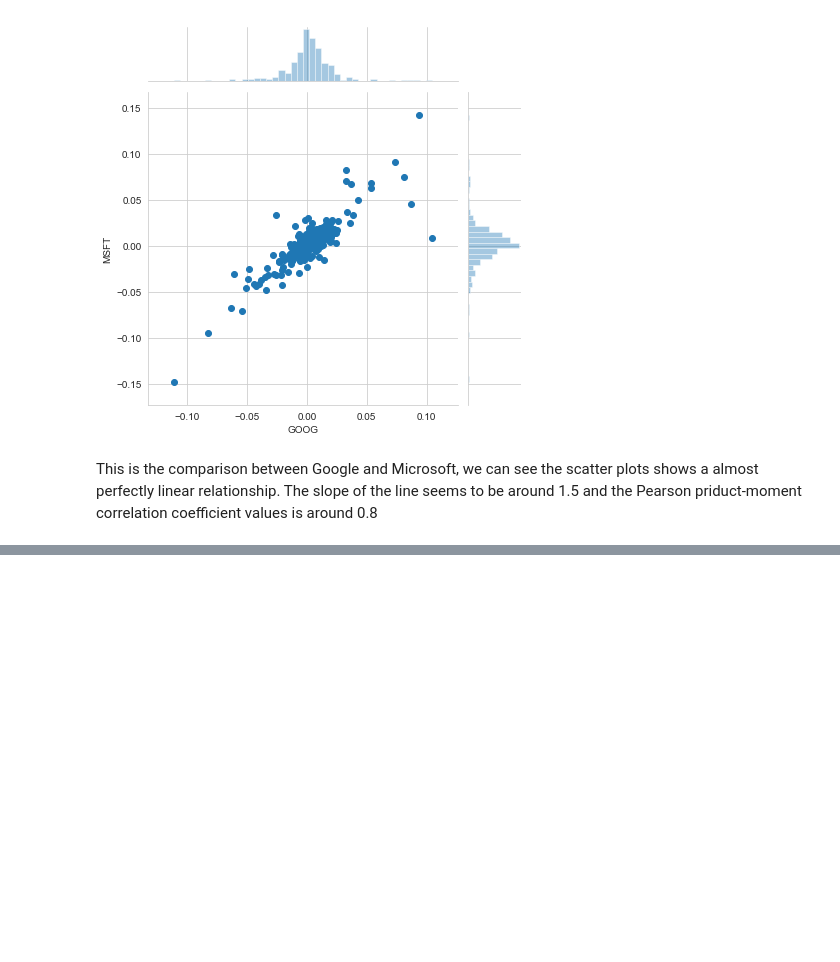
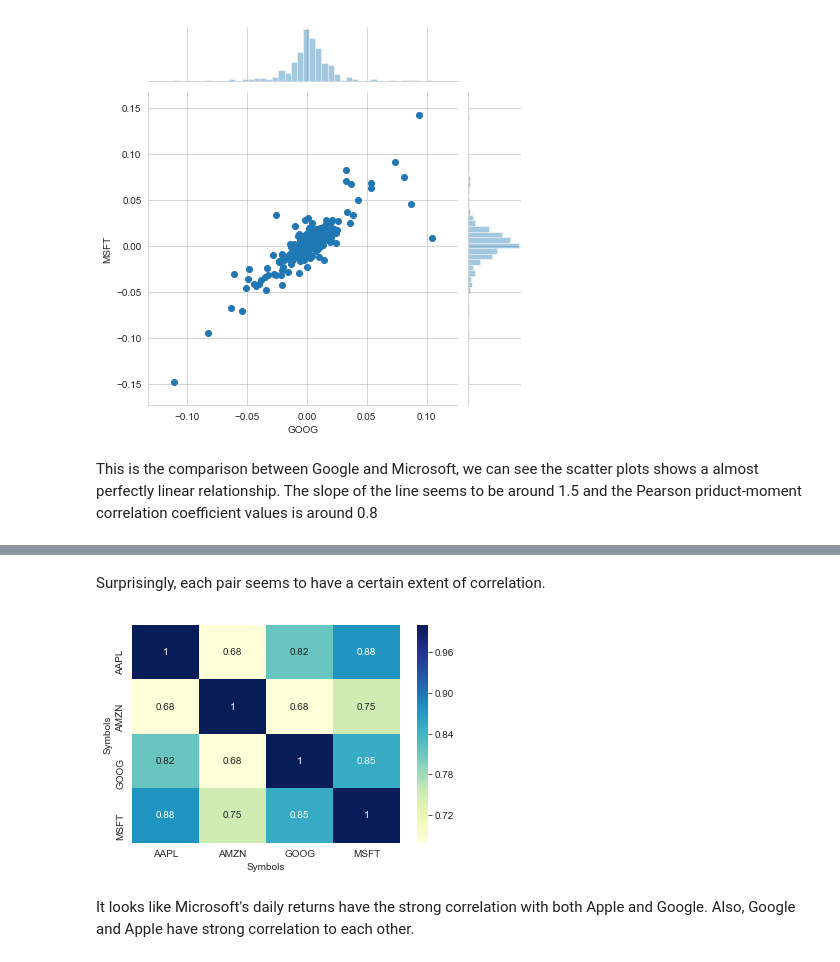
Before and after one commit to stellazhu31/Stock_Market_Data_Analysis, a Jupyter notebook: Stock Market Data Analysis - Personal Project .ipynb, the cells around one changed output, grey strips where cells are left out. Cells and saved outputs as stored; diff of their text form; code cells hidden in the pictures; blank space fills up the shorter version.

```diff
--- a/Stock Market Data Analysis - Personal Project .ipynb
+++ b/Stock Market Data Analysis - Personal Project .ipynb
@@ -174,0 +204,11 @@ This is the comparison between Google and Microsoft, we can see the scatter plot
+# %% [markdown]
+Surprisingly, each pair seems to have a certain extent of correlation.
+# %%
+#Check the numerical values of correlations for daily returns of each stock:
+tech_rets_corr= tech_rets.dropna().corr()
+sns.heatmap(tech_rets_corr, annot=True,cmap="YlGnBu")
+plt.show()
+# %% [output]
+[figure, added]
+# %% [markdown]
+It looks like Microsoft's daily returns have the strong correlation with both Apple and Google. Also, Google and Apple have strong correlation to each other.
```
Also changed, not shown: parts of 10 cells of this notebook.
